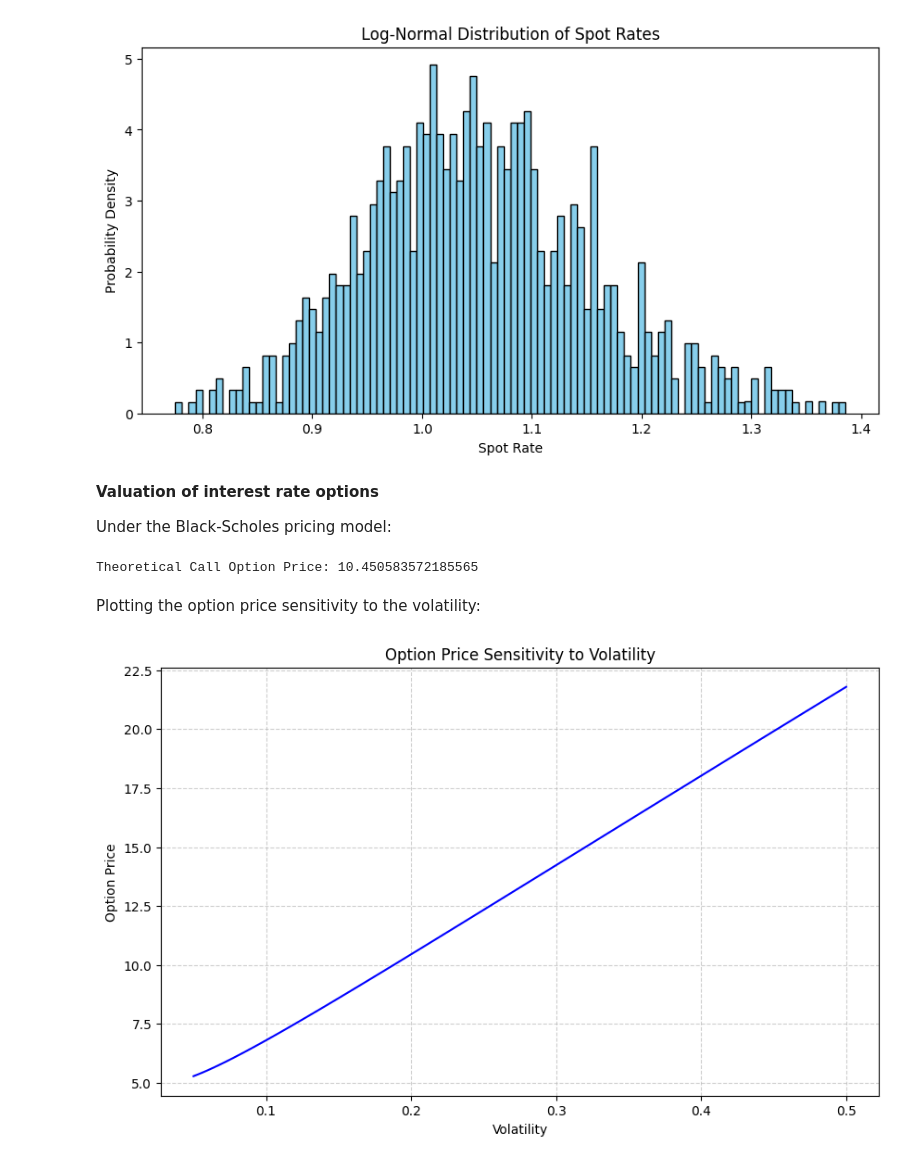
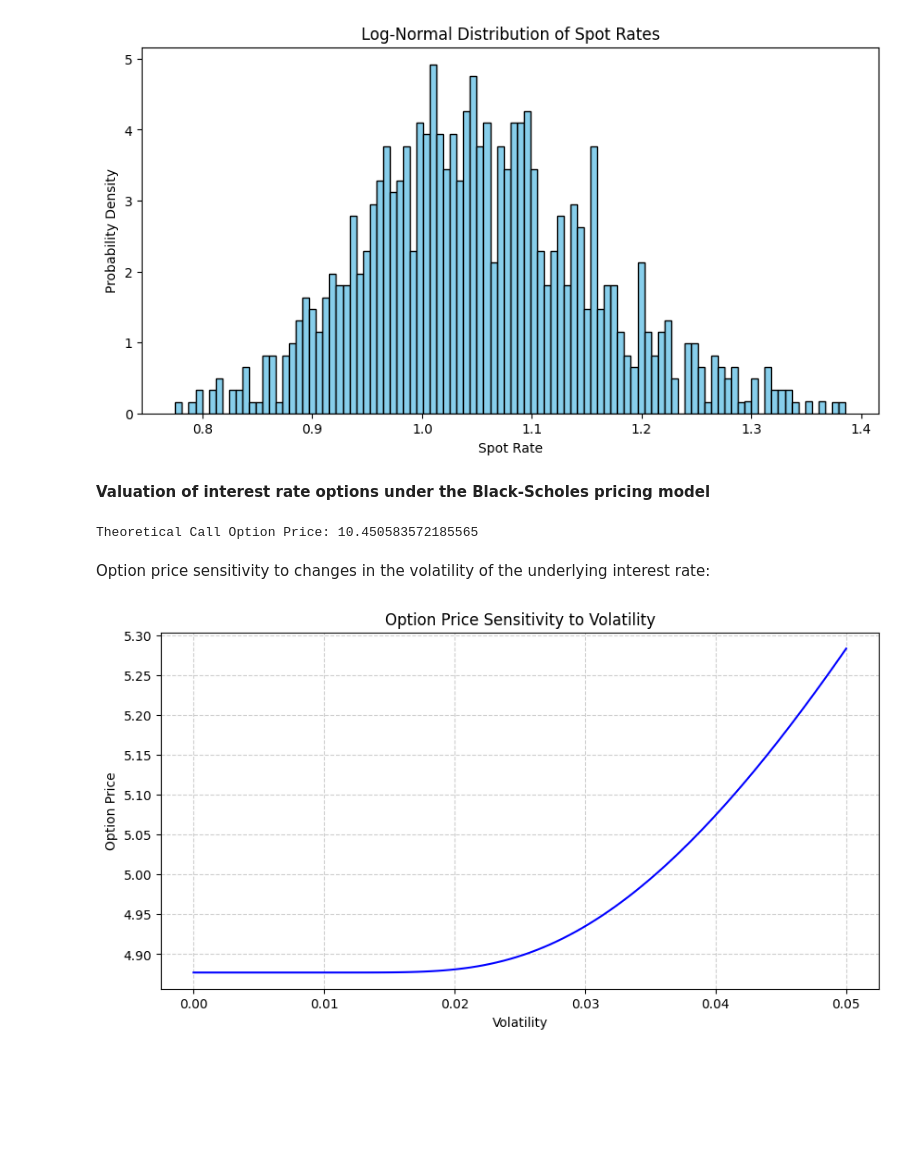
Before and after one commit to MathQuantLab/interest-rates-modelling, a Jupyter notebook: Lognormal_spot_rate_model/SG-Lognormal_spot_rate_model.ipynb, the cells around one changed output. Drawn from its saved outputs; the diff is of its cells as text; code cells hidden in the pictures; blank space fills up the shorter version.

Commit message:
Option price sensitivity to volatility under BS

```diff
--- a/Lognormal_spot_rate_model/SG-Lognormal_spot_rate_model.ipynb
+++ b/Lognormal_spot_rate_model/SG-Lognormal_spot_rate_model.ipynb
@@ -31,9 +35,7 @@ plt.show()
 # %% [output]
 [figure]
 # %% [markdown]
-**Valuation of interest rate options**
-
-Under the Black-Scholes pricing model:
+**Valuation of interest rate options under the Black-Scholes pricing model**
 # %%
 #parameters of the option
 S = 100  # Current price of the underlying asset (spot price)
@@ -57,18 +59,19 @@ print("Theoretical Call Option Price:", call_price)
 # %% [output]
 Theoretical Call Option Price: 10.450583572185565
 # %% [markdown]
-Plotting the option price sensitivity to the volatility:
+Option price sensitivity to changes in the volatility of the underlying interest rate:
 # %%
-# Plot option price sensitivity to changes in volatility
-volatility_range = np.linspace(0.05, 0.5, 100)
+# plotting option price sensitivity to changes in volatility
+volatility_range = np.linspace(0.05, 0, 100)
 option_prices = [call_option_price(S, K, T, r, vol) for vol in volatility_range]
 
 plt.figure(figsize=(10, 5))
 plt.plot(volatility_range, option_prices, color='blue')
 plt.title('Option Price Sensitivity to Volatility')
 plt.xlabel('Volatility')
 plt.ylabel('Option Price')
 plt.grid(True, linestyle='--', alpha=0.6)
+#plt.savefig('option_price_sensitivity_to_volatility.png')
 plt.show()
 # %% [output]
-[figure, old version]
+[figure, new version]
```
Also changed, not shown: parts of 1 cell of this notebook.
